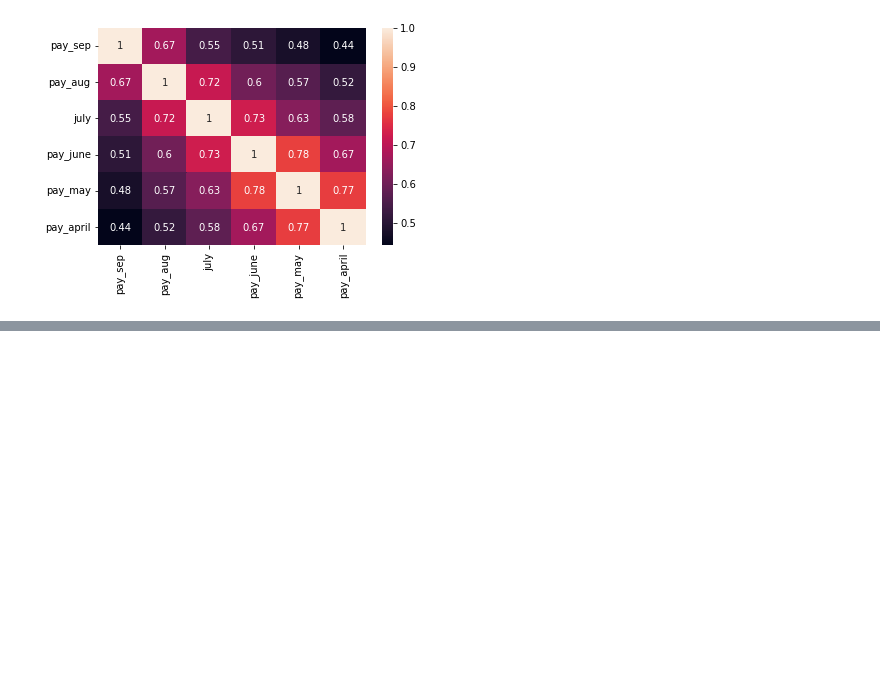
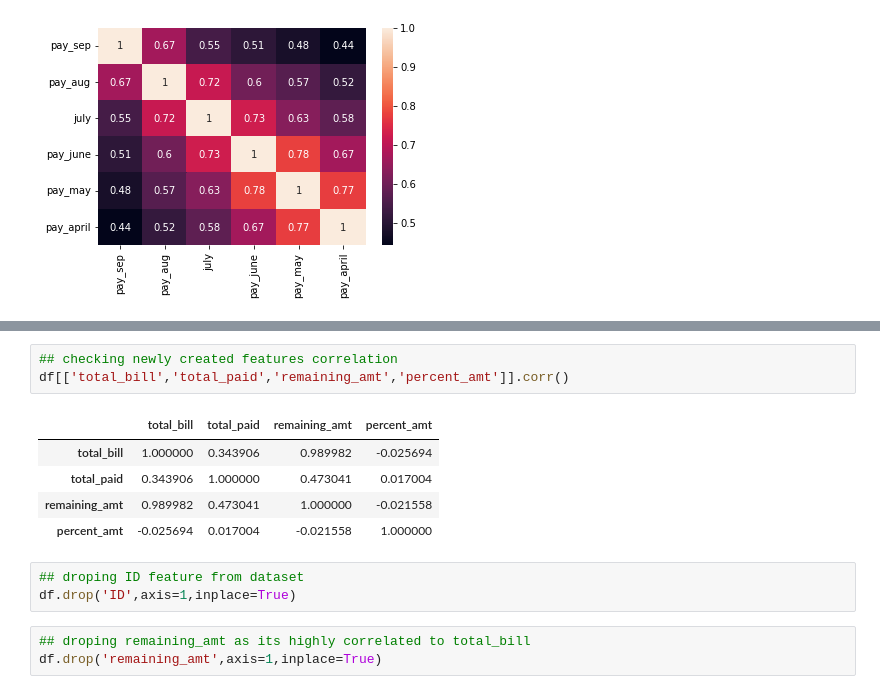
Before and after one commit to IfrazQazi/Credit-Card-Default-Prediction, a Jupyter notebook: Credit_Card_Default_Prediction.ipynb, the cells around one changed output, grey strips where cells are left out. Cells and saved outputs as stored; diff of their text form; blank space fills up the shorter version.

```diff
--- a/Credit_Card_Default_Prediction.ipynb
+++ b/Credit_Card_Default_Prediction.ipynb
@@ -628,0 +647,15 @@ sns.heatmap(corr,annot=True,fmt='.2g')
+# %%
+## checking newly created features correlation
+df[['total_bill','total_paid','remaining_amt','percent_amt']].corr()
+# %% [output]
+|  | total_bill | total_paid | remaining_amt | percent_amt |
+| total_bill | 1.000000 | 0.343906 | 0.989982 | -0.025694 |
+| total_paid | 0.343906 | 1.000000 | 0.473041 | 0.017004 |
+| remaining_amt | 0.989982 | 0.473041 | 1.000000 | -0.021558 |
+| percent_amt | -0.025694 | 0.017004 | -0.021558 | 1.000000 |
+# %%
+## droping ID feature from dataset
+df.drop('ID',axis=1,inplace=True)
+# %%
+## droping remaining_amt as its highly correlated to total_bill
+df.drop('remaining_amt',axis=1,inplace=True)
```
Also changed, not shown: parts of 15 cells of this notebook.
